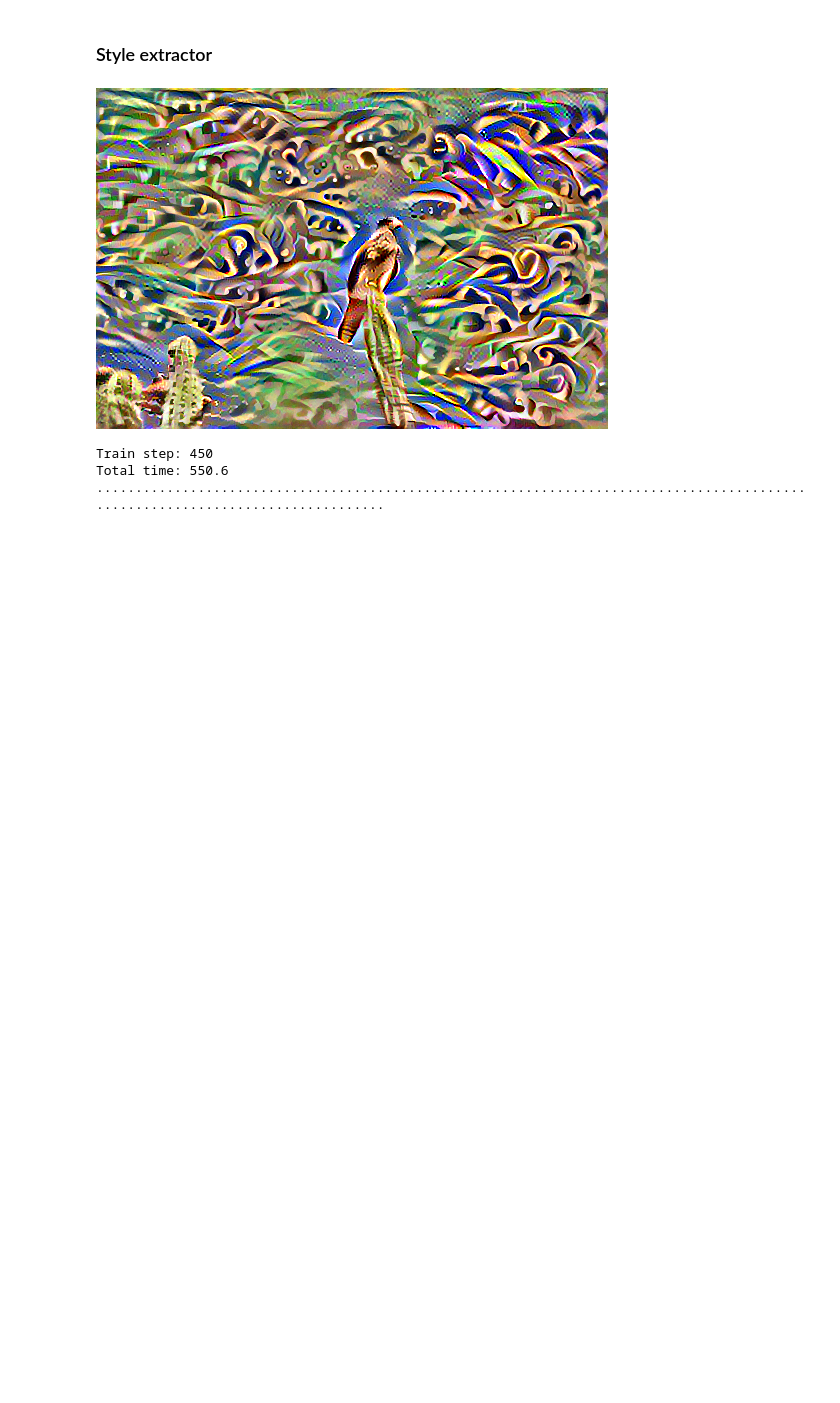
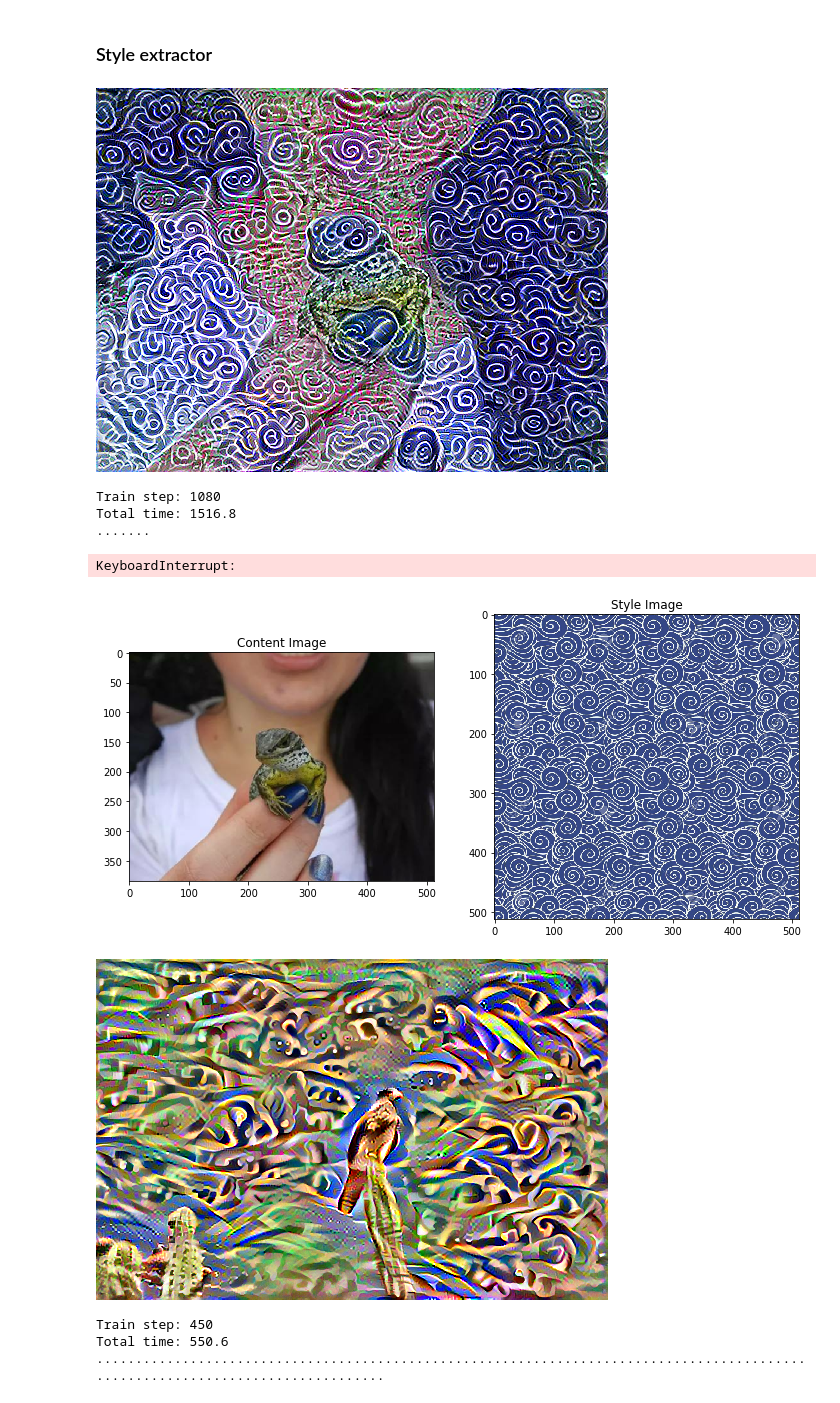
Before and after one commit to AnRF/neural_style_transfer, a Jupyter notebook: Iterable_NeuralStyleTransfer.ipynb, the cells around one changed output. Cells and saved outputs as stored; diff of their text form; code cells hidden in the pictures; blank space fills up the shorter version.

```diff
--- a/Iterable_NeuralStyleTransfer.ipynb
+++ b/Iterable_NeuralStyleTransfer.ipynb
@@ -156,7 +156,7 @@ def complete_process(c_path, s_path, c_layer, s_layer, view_images = False, l_st
     image = tf.Variable(content_image)
     return image, extractor, style_targets, content_targets, num_style_layers, num_content_layers
 # %%
-def iterate(layer_counter, c_name, s_name, c_layer, s_layer, epochs = 100, steps = 10, tvg = 30, lr = 0.02):
+def iterate(c_name, s_name, c_layer, s_layer, epochs = 100, steps = 10, tvg = 30, lr = 0.02, layer_counter = ''):
 
     opt = tf.optimizers.Adam(learning_rate=lr, beta_1=0.99, epsilon=1e-1)
     total_variation_weight=tvg
@@ -197,12 +197,25 @@ def iterate(layer_counter, c_name, s_name, c_layer, s_layer, epochs = 100, steps
         end = time.time()
         print("Total time: {:.1f}".format(end-start))
 
-        save_img = tensor_to_image(image)
-        img_name = 'it_output/' + 'layer' + str(layer_counter) + '_' + str(n * m) + c_name.replace('.jpg', '') + '_' + s_name.replace('.jpg', '') + '_' + str(epochs*steps_per_epoch) + '_lr'+ str(lr) + '_tvg' + str(tvg)
-        save_img.save(img_name + '.jpg')
+    save_img = tensor_to_image(image)
+    img_name = 'it_output/' + 'layer' + str(layer_counter) + '_' + str(n * m) + c_name.replace('.jpg', '') + '_' + s_name.replace('.jpg', '') + '_' + str(epochs*steps_per_epoch) + '_lr'+ str(lr) + '_tvg' + str(tvg)
+    save_img.save(img_name + '.jpg')
     f= open(img_name + '.txt',"w+")
     f.write(c_name + '---' + s_name + '---' + str(c_layer) + '---' + str(s_layer))
     del image, extractor, style_targets, content_targets, num_style_layers, num_content_layers
+# %%
+c_name = 'anolis.jpg'
+s_name = 'waves2.jpg'
+c_layers = [['block5_conv1']]
+s_layers = [['block4_conv2', 'block5_conv2']]
+iterate(c_name, s_name, c_layers[0], s_layers[0], epochs = 200, steps = 10, tvg = 10, lr = 0.01)
+# %% [output]
+[figure, added]
+Train step: 1080
+Total time: 1516.8
+.......
+KeyboardInterrupt:
+[figure, added]
 # %%
 c_name = 'tatacoa_1.jpg'
 s_name = ['panal.jpg', 'waves.jpg', 'drip_painting.jpg', 'trippy_fractals.jpg', 'pollock_apparition.jpg']
```
Also changed, not shown: parts of 3 cells of this notebook.
